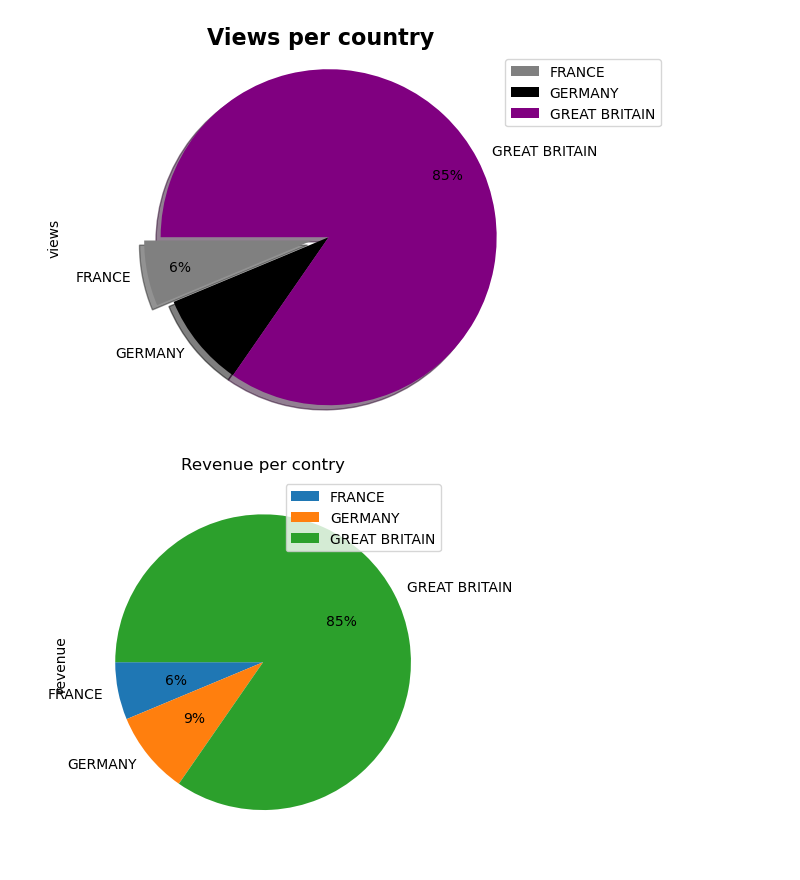
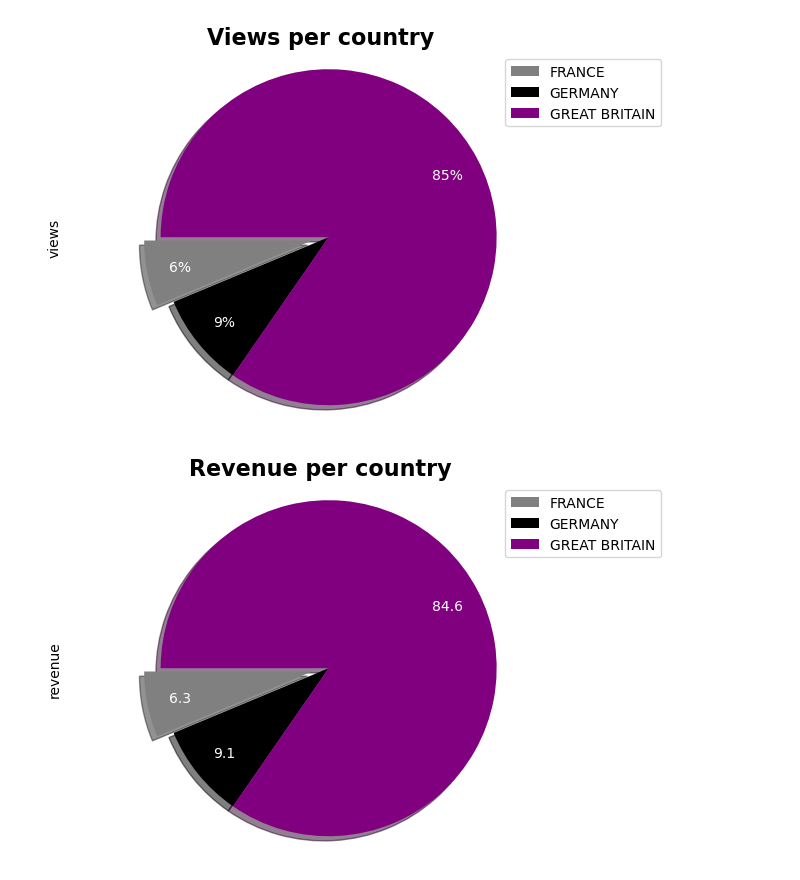
Before and after one commit to CsarCruz/lospandas, a Jupyter notebook: datavisualization.ipynb, the cells around one changed output. Drawn from its saved outputs; the diff is of its cells as text; code cells hidden in the pictures.

```diff
--- a/datavisualization.ipynb
+++ b/datavisualization.ipynb
@@ -51,19 +47,3 @@ new_categories.head()
 | 68732 | 28008 | 18.05.04 | Nicky Jam x J. Balvin - X (EQUIS)... | NickyJamTV | Music | 2018-03-02T05:00:19.000Z | Bad Bunny|"Amorfoda"|"Dura"|"Dadd... | 402650804 | ... |
 | 68535 | 27811 | 18.04.04 | Nicky Jam x J. Balvin - X (EQUIS)... | NickyJamTV | Music | 2018-03-02T05:00:19.000Z | Bad Bunny|"Amorfoda"|"Dura"|"Dadd... | 392036878 | ... |
 | 68339 | 27615 | 18.03.04 | Nicky Jam x J. Balvin - X (EQUIS)... | NickyJamTV | Music | 2018-03-02T05:00:19.000Z | Bad Bunny|"Amorfoda"|"Dura"|"Dadd... | 382401497 | ... |
-# %%
-new_categories = newdf.sort_values("views", ascending=False)
-
-# Sort by views
-new_categories = new_categories.sort_values("views", ascending=False)
-
-# # Group by category again
-# new_categories = new_categories.groupby(["category_id"]).first()
-
-# Calculate revenue per video
-new_categories['revenue'] = new_categories['views'] * 0.004
-
-# Calculate logarithms of views and likes
-new_categories['views_ln'] = np.log(new_categories['views'])
-new_categories['likes_ln'] = np.log(new_categories['likes'])
-new_categories
@@ -84,23 +55,14 @@ new_categories
 # %%
 # Total views per country
-#In this section the team imported the following libraries:
-#matplotlib: for creating the charts, graphs, etc.
-#Pandas: to make an analysis of the information in a tubular form.
-#Scipy.stats: the team imported this for the different distributions and regression analysis.
-#Numpy: for working with arrays and matrices.
-#Linregress: To make linear regressions.
-#math: For performing mathematical operations.
-#time: Is a library for working with time.
-
 
 views_per_country = new_categories.groupby(["country"]).sum()["views"]
 views_per_country_df = pd.DataFrame(views_per_country)
 colors = ['gray', 'black', 'purple'] # define custom colors for the slices
 explode = [0.1, 0, 0] # explode the first slice
-views_per_country_df.plot(kind='pie', y='views', autopct='%1.0f%%', startangle=180, colors=colors, explode=explode, shadow=True, pctdistance=0.8, labeldistance=1.1)
+views_per_country_df.plot(kind='pie', y='views', autopct='%1.0f%%', textprops={'color':"w"}, startangle=180, colors=colors, explode=explode, shadow=True, pctdistance=0.8, labeldistance=1.1)
 plt.title('Views per country', fontsize=16, fontweight='bold')
 plt.legend(labels=views_per_country_df.index, loc='upper right', bbox_to_anchor=(1.2, 1))
 plt.axis('equal')
 plt.show()
 # %% [output]
-[figure, old version]
+[figure, new version]
@@ -107,18 +75,16 @@ plt.show()
 # %%
 # Total revenue  per country
 views_per_country = new_categories.groupby(["country"]).sum()["revenue"]
-views_per_country_df = pd.DataFrame(views_per_country)
-# views_per_country_df.plot(kind="bar")
-# plt.xlabel('Revenue')
-# plt.ylabel('Views')
-# plt.title('Revenue per contry')
-# plt.show()
-
-views_per_country_df.plot(kind='pie', y='revenue', autopct='%1.0f%%',startangle=180)
-plt.title('Revenue per contry')
+revenue_per_country_df = pd.DataFrame(views_per_country)
+colors = ['gray', 'black', 'purple'] # define custom colors for the slices
+explode = [0.1, 0, 0] # explode the first slice
+revenue_per_country_df.plot(kind='pie', y='revenue',  autopct='%.1f', textprops={'color':"w"}, startangle=180, colors=colors, explode=explode, shadow=True, pctdistance=0.8, labeldistance=1.1)
+plt.title('Revenue per country', fontsize=16, fontweight='bold')
+plt.legend(labels=revenue_per_country_df.index, loc='upper right', bbox_to_anchor=(1.2, 1))
+plt.axis('equal')
 plt.show()
 # %% [output]
-[figure, old version]
+[figure, new version]
 # %%
 # Linear regression on likes and comments to views
 
```
Also changed, not shown: parts of 18 cells of this notebook.
